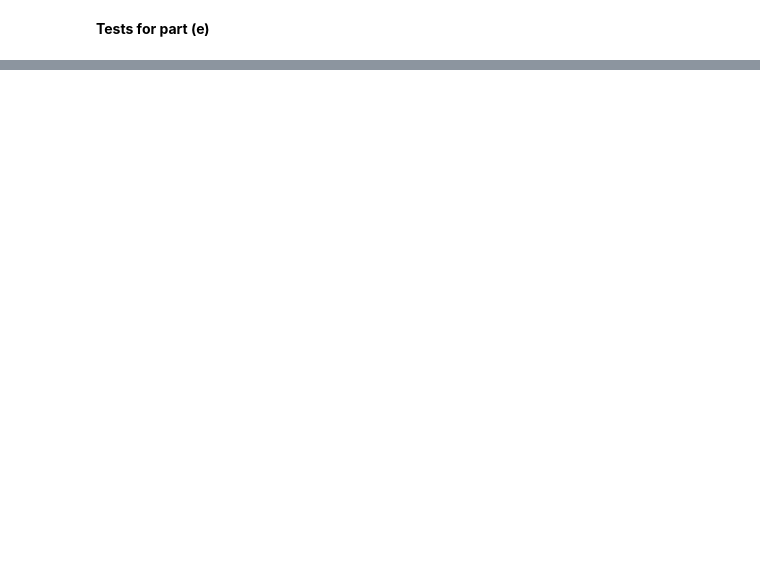
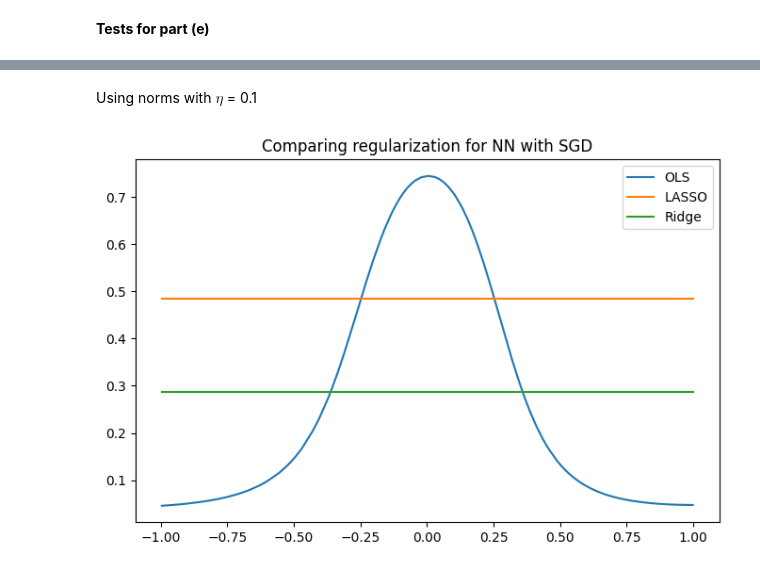
Before and after one commit to JVestly/Project-2, a Jupyter notebook: Code/tests_e.ipynb, the cells around one changed output, grey strips where cells are left out. Saved outputs shown, nothing was run; the diff lists cells and outputs as text; code cells hidden in the pictures; blank space fills up the shorter version.

Commit message:
Norms work!

```diff
--- a/Code/tests_e.ipynb
+++ b/Code/tests_e.ipynb
@@ -83,3 +19,5 @@ fig.savefig(save_path, dpi=300, bbox_inches='tight')
+# %% [markdown]
+Using norms with $\eta$ = 0.1
 # %%
 import os, random, numpy as np
 state = 50
@@ -100,61 +38,39 @@ Y_train = scaler_y.fit_transform(y_train.reshape(-1,1))
 X_test = scaler_X.transform(x_test.reshape(-1,1))
 Y_test = scaler_y.transform(y_test.reshape(-1,1))
 
-LinRegl1 = NeuralNetwork(1, [50,100, 1], [sigmoid, sigmoid, sigmoid], [sigmoid_der, sigmoid_der, sigmoid_der], cost_fun=None, cost_der=None, l1=True)
-LinRegl1.train_ADAM(X_train, y_train, learning_rate=0.02, epochs=500, batch_size=100)
+LinRegl1 = NeuralNetwork(1, [50,100, 1], [sigmoid, sigmoid, sigmoid], [sigmoid_der, sigmoid_der, sigmoid_der], cost_fun=mse, cost_der=mse_der, l1=True, lam=0.1)
+LinRegl1.train_SGD(X_train, y_train, learning_rate=0.02, epochs=500, batch_size=100)
 y_predl1 = LinRegl1.feed_forward(X_test)
 
-LinRegl2 = NeuralNetwork(1, [50,100, 1], [sigmoid, sigmoid, sigmoid], [sigmoid_der, sigmoid_der, sigmoid_der], cost_fun=None, cost_der=None, l2=True)
-LinRegl2.train_ADAM(X_train, y_train, learning_rate=0.02, epochs=500, batch_size=100)
+LinRegl2 = NeuralNetwork(1, [50,100, 1], [sigmoid, sigmoid, sigmoid], [sigmoid_der, sigmoid_der, sigmoid_der], cost_fun=mse, cost_der=mse_der, l2=True, lam=0.1)
+LinRegl2.train_SGD(X_train, y_train, learning_rate=0.02, epochs=500, batch_size=100)
 y_predl2 = LinRegl2.feed_forward(X_test)
 
 LinReg = NeuralNetwork(1, [50,100, 1], [sigmoid, sigmoid, sigmoid], [sigmoid_der, sigmoid_der, sigmoid_der], cost_fun=mse, cost_der=mse_der)
-LinReg.train_ADAM(X_train, y_train, learning_rate=0.02, epochs=500, batch_size=100)
+LinReg.train_SGD(X_train, y_train, learning_rate=0.02, epochs=500, batch_size=100)
 y_pred = LinReg.feed_forward(X_test)
 
 
 sort_indices = np.argsort(x_test.flatten())
 
 import os
 
 save_dir = os.path.join(os.path.dirname(os.getcwd()), "Figures")
 
 os.makedirs(save_dir, exist_ok=True)
 
 fig, ax = plt.subplots(figsize=(8, 5))
 
 ax.plot(x_test[sort_indices], y_pred[sort_indices], label="OLS")
 ax.plot(x_test[sort_indices], y_predl1[sort_indices], label="LASSO")
 ax.plot(x_test[sort_indices], y_predl2[sort_indices], label="Ridge")
 
-ax.set_title("Comparing regularization for NN with SGD ADAM")
+ax.set_title("Comparing regularization for NN with SGD")
 ax.legend()
 
 
 save_path = os.path.join(save_dir, "comparison_fitADAMnnAll_2hl.png")
 
-fig.savefig(save_path, dpi=300, bbox_inches='tight')
-
-
-import os, random, numpy as np
-state = 500
-np.random.seed(state)
-
-n = 1000
-x = np.linspace(-1, 1, n).reshape(-1, 1)
-y = 1/(1 + 25 * x**2) +  np.random.normal(0, 0.01, x.shape)
-x_train, x_test, y_train, y_test = train_test_split(x, y, test_size=0.2, random_state=state)
-from sklearn.preprocessing import StandardScaler
-
-scaler_X = StandardScaler()
-scaler_y = StandardScaler()
-
-X_train = scaler_X.fit_transform(x_train.reshape(-1,1))
-Y_train = scaler_y.fit_transform(y_train.reshape(-1,1))
-
-X_test = scaler_X.transform(x_test.reshape(-1,1))
-Y_test = scaler_y.transform(y_test.reshape(-1,1))
-
-LinReg = NeuralNetwork(1, [50,100, 1], [sigmoid, sigmoid, sigmoid], [sigmoid_der, sigmoid_der, sigmoid_der], cost_fun=None, cost_der=None, l2=True)
-LinReg.train_ADAM(X_train, y_train, learning_rate=0.02, epochs=5000, batch_size=100)
-y_pred = LinReg.feed_forward(X_test)
+#fig.savefig(save_path, dpi=300, bbox_inches='tight')
+# %% [output]
+[figure, added]
```
Also changed, not shown: parts of 4 cells of this notebook, 10 other files.
